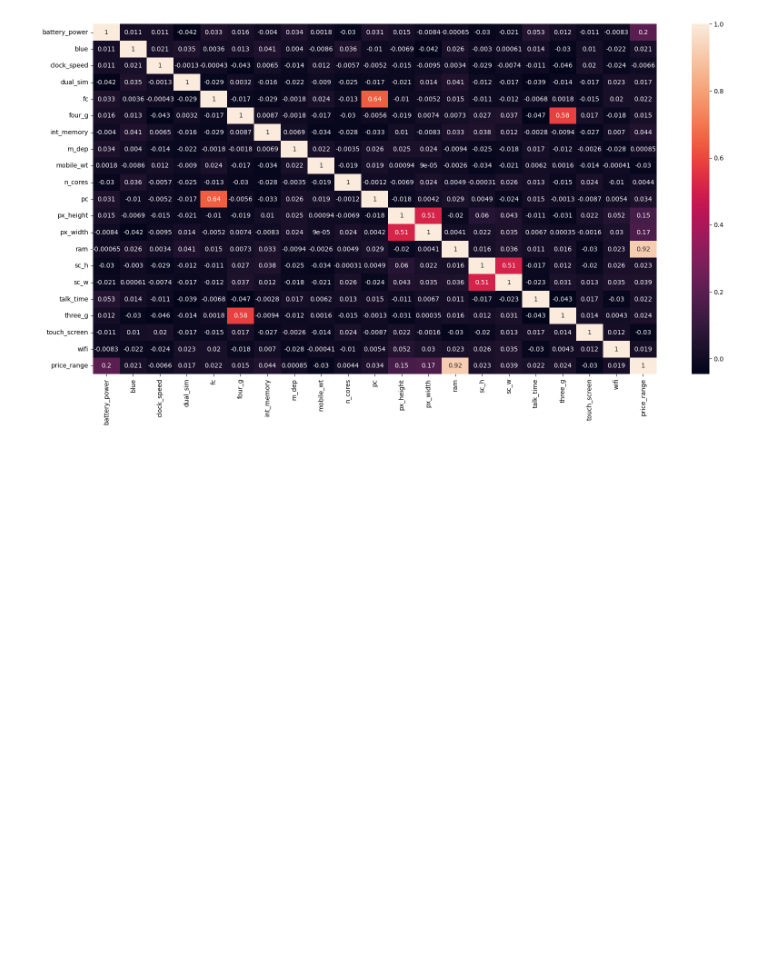
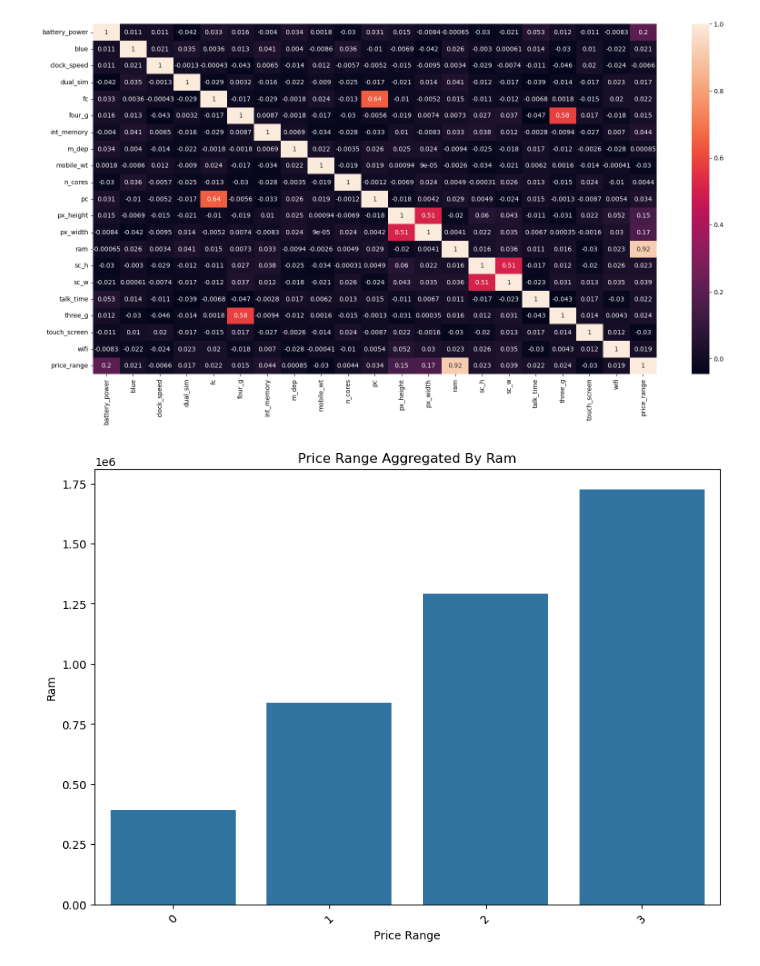
Before and after one commit to MaukanMir/Sagemaker-Mobile-Classification, a Jupyter notebook: sagemaker.ipynb, the cells around one changed output. Saved outputs shown, nothing was run; the diff lists cells and outputs as text; code cells hidden in the pictures; blank space fills up the shorter version.

```diff
--- a/sagemaker.ipynb
+++ b/sagemaker.ipynb
@@ -118,6 +118,19 @@ sns.heatmap(data=relations, annot=True)
 # %% [output]
 <AxesSubplot:>
 [figure]
+# %%
+plt.figure(figsize=(10, 7))
+
+grouped_df = df.groupby("price_range")["ram"].sum().reset_index()
+sns.barplot(data=grouped_df, x="price_range", y="ram")
+
+plt.title("Price Range Aggregated By Ram")
+plt.xlabel("Price Range")
+plt.ylabel("Ram")
+plt.xticks(rotation=45)
+plt.show()
+# %% [output]
+[figure, added]
 # %%
 X, y = df.drop("price_range", axis=1), df["price_range"]
 # %%
```
